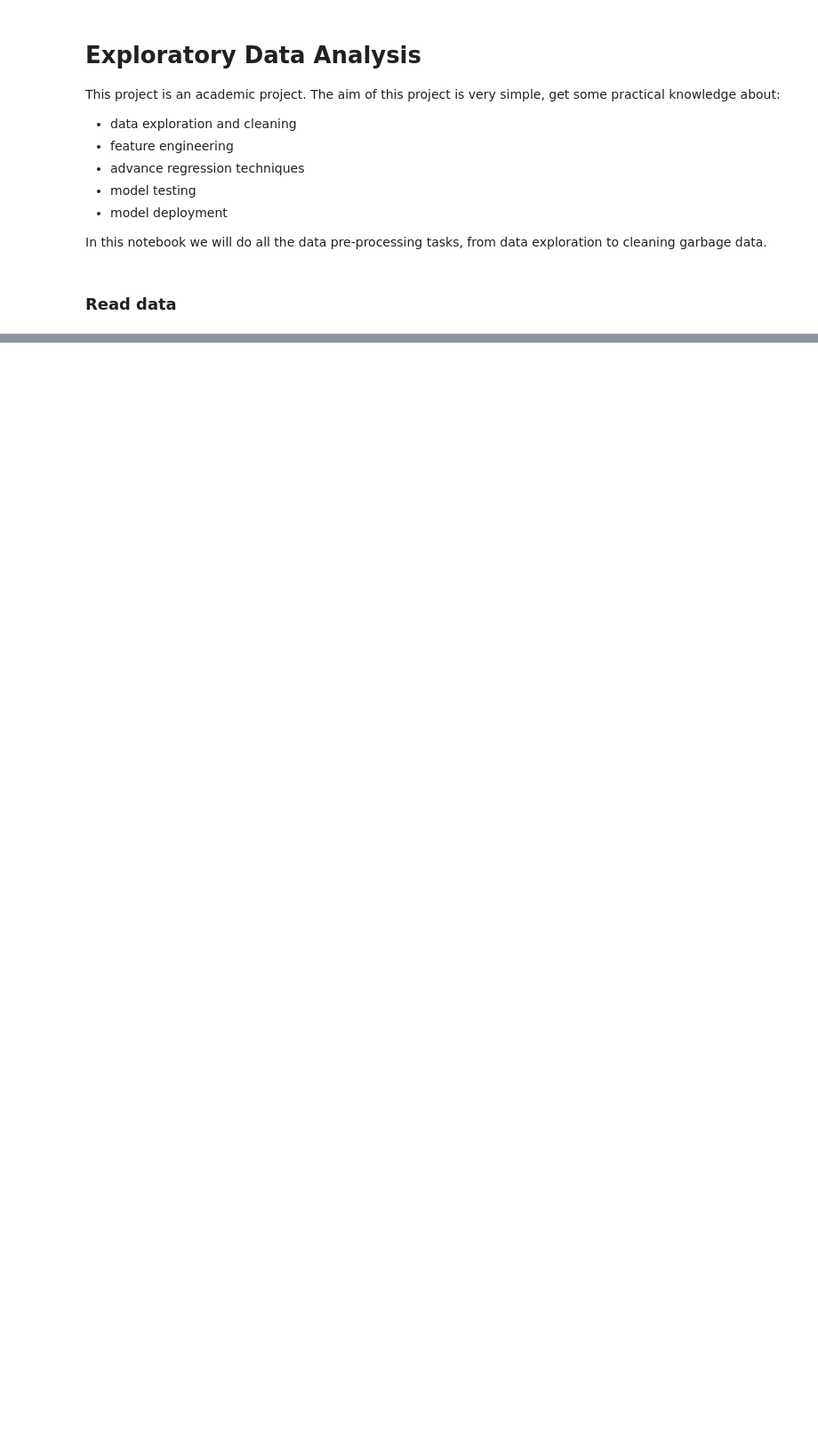
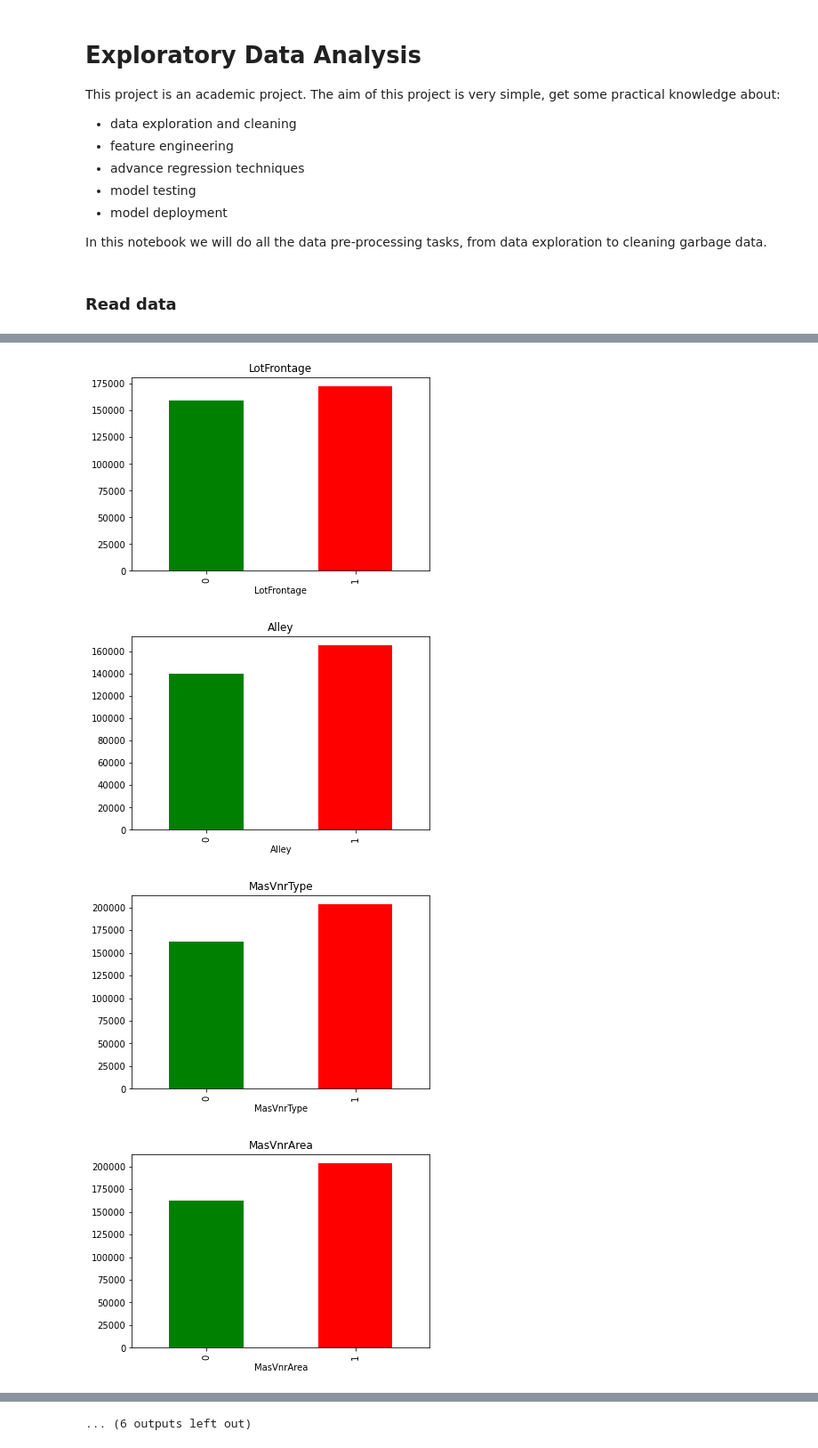
Before and after one commit to ZizZu94/house-prices, a Jupyter notebook: exploratory-data-analysis.ipynb, the cells around one changed output, grey strips where cells are left out. Shown: that part at 89% size. Cells and saved outputs as stored; diff of their text form; code cells hidden in the pictures; blank space fills up the shorter version.

Commit message:
Done data exploration. Missing value analysis and Numerical variables analysis

```diff
--- a/exploratory-data-analysis.ipynb
+++ b/exploratory-data-analysis.ipynb
@@ -32,0 +42,7 @@ dataset.head()
+# %%
+# find features which at least has a NaN value
+features_with_nan_values = [features for features in dataset.columns if dataset[features].isnull().sum()>1]
+
+# print percentage of the missing values
+for feature in features_with_nan_values:
+    print('{0} has {1}% of null values'.format(feature, np.round(dataset[feature].isnull().mean()*100, 4)))
@@ -32,0 +73,15 @@ dataset.head()
+# %%
+# plot some diagrams
+for feature in features_with_nan_values:
+    data = dataset.copy()
+
+    # let create a new dataset where we will have 1 if null, else 0
+    data[feature] = np.where(data[feature].isnull(), 1, 0)
+    data.groupby(feature)['SalePrice'].median().plot.bar(color=['g', 'r'])
+    plt.title(feature)
+    plt.show()
+# %% [output]
+[figure, added]
+[figure, added]
+[figure, added]
+[figure, added]
@@ -32,0 +96 @@ dataset.head()
+... (6 outputs left out)
```
Also changed, not shown: parts of 26 cells of this notebook.
